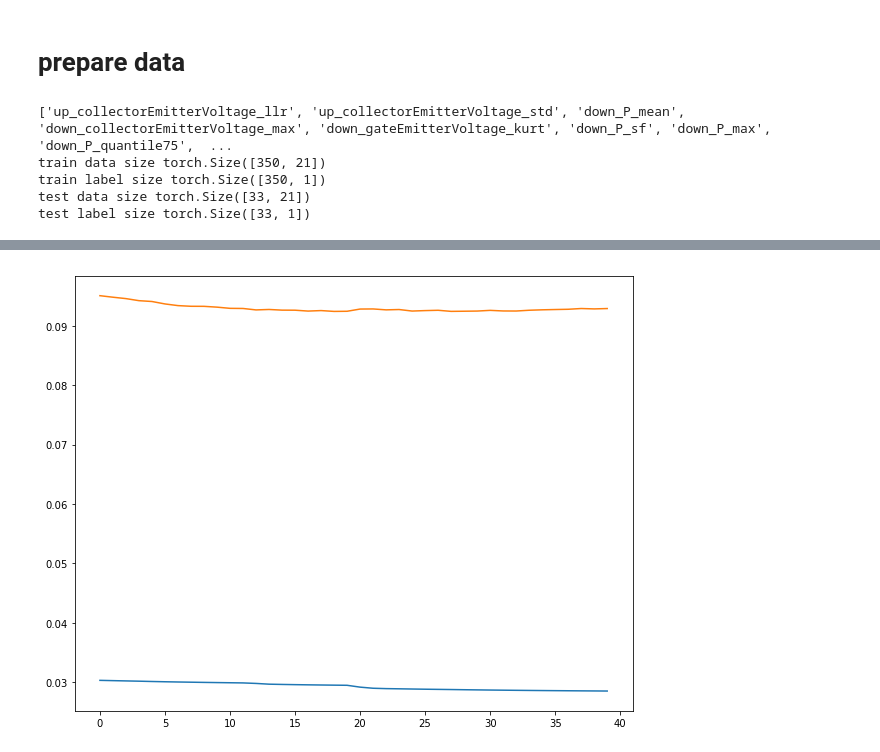
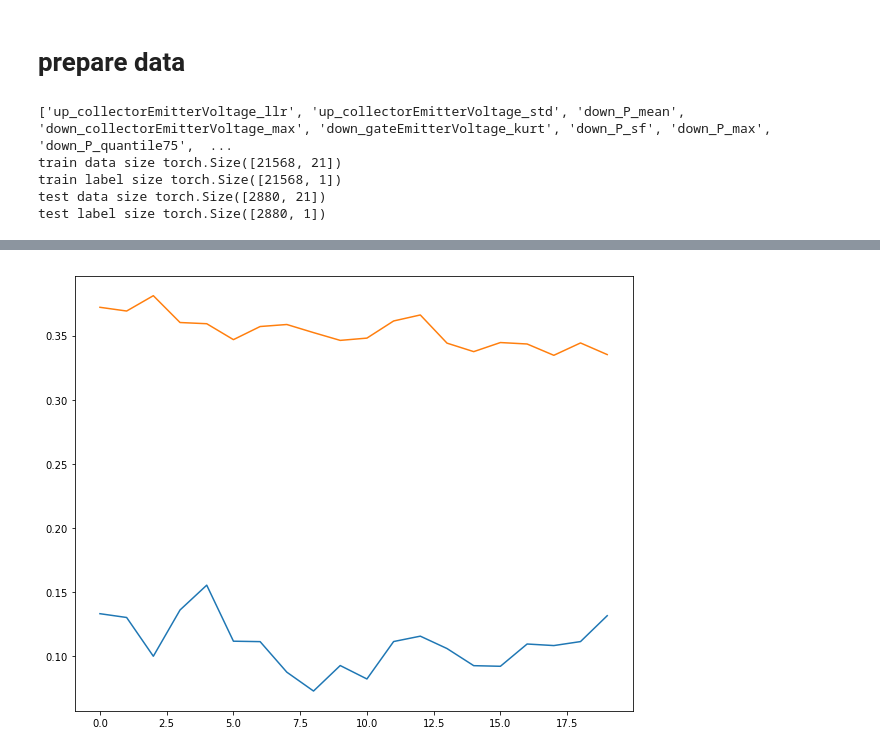
Before and after one commit to gejianwnen/IGBT_NASA, a Jupyter notebook: baseline.ipynb, the cells around one changed output, grey strips where cells are left out. Cells and saved outputs as stored; diff of their text form; code cells hidden in the pictures.

```diff
--- a/baseline.ipynb
+++ b/baseline.ipynb
@@ -268,7 +293,7 @@ plt.savefig('temp/correlationship'+'.png')
 # %%
 # calculate corr
 # train_df = pd.read_csv('./temp/train_feature_df.csv')
-train_df = pd.read_csv('./temp/train_feature_df_outliers.csv')
+train_df = pd.read_csv('./temp/train_feature_df_outliers_subsample.csv')
 # train_df = pd.read_csv('./temp/train_feature_df_outliers_filter.csv')
 corr_df = train_df.corr().abs()
 
@@ -277,7 +302,7 @@ cols = train_df.columns.values
 del_cols = []
 for i in range(cols.size):
     for j in range(i+1,cols.size,1):
-        if(corr_df.iloc[i,j]>0.99):
+        if(corr_df.iloc[i,j]>0.98):
             if(cols[j] not in del_cols):
                 del_cols.append(cols[j])
 print("length of delete cols:",len(del_cols))
@@ -463,7 +484,7 @@ import numpy as np
 import torch
 from torch import nn
 
-train_df = pd.read_csv( "./temp/train_df_scale.csv")
+train_df = pd.read_csv( "./temp/train_df_scale_subsample.csv")
 train_df["temperature"] = (train_df["temperature"] - 326)/5.0
 target = ["num_cycle"]
 if 'temperature' not in cols:
@@ -471,24 +492,27 @@ if 'temperature' not in cols:
 cols = [c for c in cols if c not in target]
 print(cols)
 # get data
-x_train = train_df.loc[:,cols].values
-y_train = train_df.loc[:,"num_cycle"].values/100.0
+num = 370
+x_train = train_df.loc[train_df['num_cycle'].values < num,cols].values
+y_train = train_df.loc[train_df['num_cycle'].values < num,"num_cycle"].values/100.0
+x_test = train_df.loc[train_df['num_cycle'].values > num,cols].values
+y_test = train_df.loc[train_df['num_cycle'].values > num,"num_cycle"].values/100.0
 # astype
 x_train = torch.tensor(x_train,dtype = torch.float32 )
 y_train = torch.tensor(y_train,dtype = torch.float32)
 y_train = y_train.unsqueeze_(1)
+x_test = torch.tensor(x_test,dtype = torch.float32 )
+y_test = torch.tensor(y_test,dtype = torch.float32)
+y_test = y_test.unsqueeze_(1)
 # split
-x_test = x_train[350:]
-y_test = y_train[350:]
-x_train = x_train[:350]
-y_train = y_train[:350]
+
 print("train data size",x_train.shape)
 print("train label size",y_train.shape)
 print("test data size",x_test.shape)
 print("test label size",y_test.shape)
 # %% [output]
 ['up_collectorEmitterVoltage_llr', 'up_collectorEmitterVoltage_std', 'down_P_mean', 'down_collectorEmitterVoltage_max', 'down_gateEmitterVoltage_kurt', 'down_P_sf', 'down_P_max', 'down_P_quantile75',  ...
-train data size torch.Size([350, 21])
-train label size torch.Size([350, 1])
-test data size torch.Size([33, 21])
-test label size torch.Size([33, 1])
+train data size torch.Size([21568, 21])
+train label size torch.Size([21568, 1])
+test data size torch.Size([2880, 21])
+test label size torch.Size([2880, 1])
@@ -499,10 +519,18 @@ train_loader = DataLoader(myset, batch_size=256, shuffle=True)
+# %%
+from torch.utils.data import DataLoader
+from myDataset import *
+train_set = myDataset(x_train,y_train)
+test_set = myDataset(x_test,y_test)
+
+train_loader = DataLoader(train_set, batch_size=1024, shuffle=True)
+test_loader = DataLoader(test_set, batch_size=720, shuffle=True)
 # %%
 from neuralNetwork2 import *
 from weight_init import *
 
 use_gpu = torch.cuda.is_available()
 print("use gpu:",use_gpu)
-model = neuralNetwork2(21,10,1)
+model = neuralNetwork2(21,32,1)
 model.apply(weight_init)
 try:
     model.load_state_dict(torch.load('./model/neuralNetwork2.pth'))
@@ -518,21 +546,21 @@ optimizer = torch.optim.Adam(model.parameters(), lr=1e-4)
 # 开始训练
 losses_train  = []
 losses_test = []
-num_epochs = 40000
-if use_gpu:
-    X_batch =x_train.cuda()
-    y_batch =y_train.cuda()
-else :
-    X_batch =x_train
-    y_batch =y_train
+num_epochs = 2000
+
 for epoch in range(num_epochs):
     model.train()
-    out = model(X_batch)
-    loss = criterion(out, y_batch)
-    optimizer.zero_grad()
-    loss.backward()
-    optimizer.step()
-    if (epoch+1) % 1000 == 0:
+    for i,data in enumerate(train_loader):
+        (X_batch, y_batch) = data["traindata"],data['label']
+        if use_gpu:
+            X_batch =X_batch.cuda()
+            y_batch =y_batch.cuda()
+        out = model(X_batch)
+        loss = criterion(out, y_batch)
+        optimizer.zero_grad()
+        loss.backward()
+        optimizer.step()
+    if (epoch+1) % 100 == 0:
         model.eval()
         with torch.no_grad():
             if use_gpu:
@@ -570,4 +598,4 @@ step:[40000], train loss: 0.028508, test loss: 0.092930
-[figure, old version]
+[figure, new version]
 # %%
 model.eval()
 with torch.no_grad():
```
Also changed, not shown: parts of 13 cells of this notebook, 3 other files.
